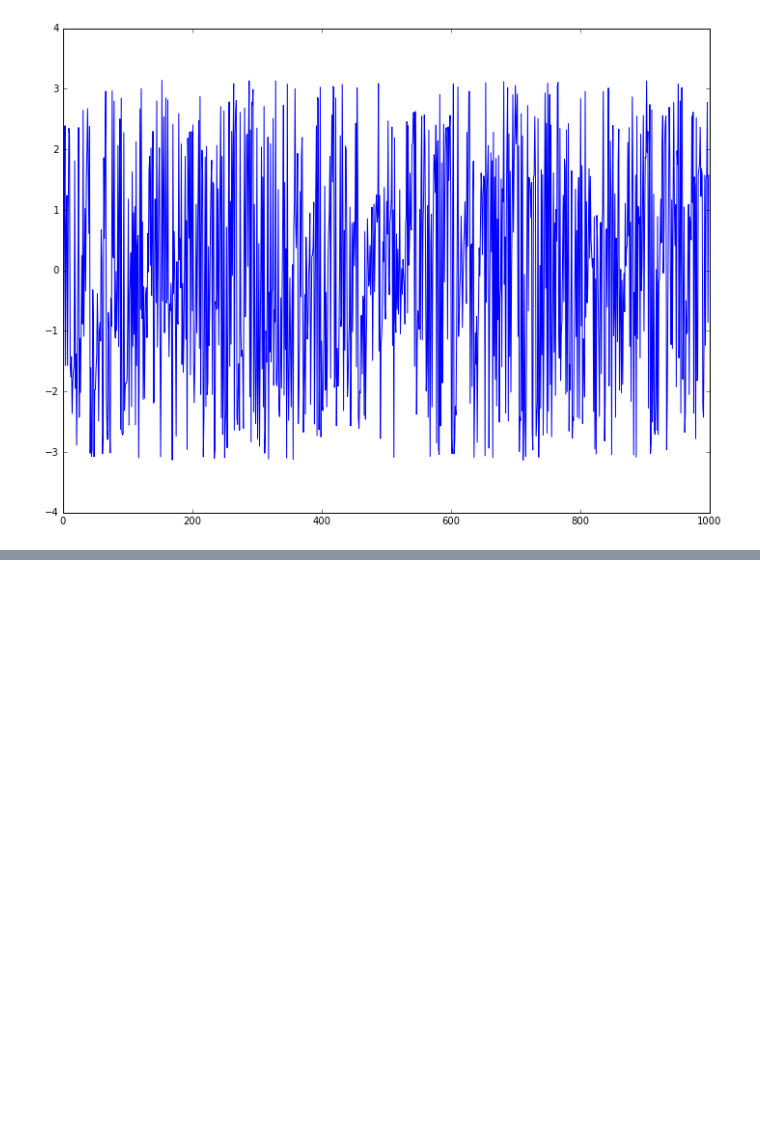
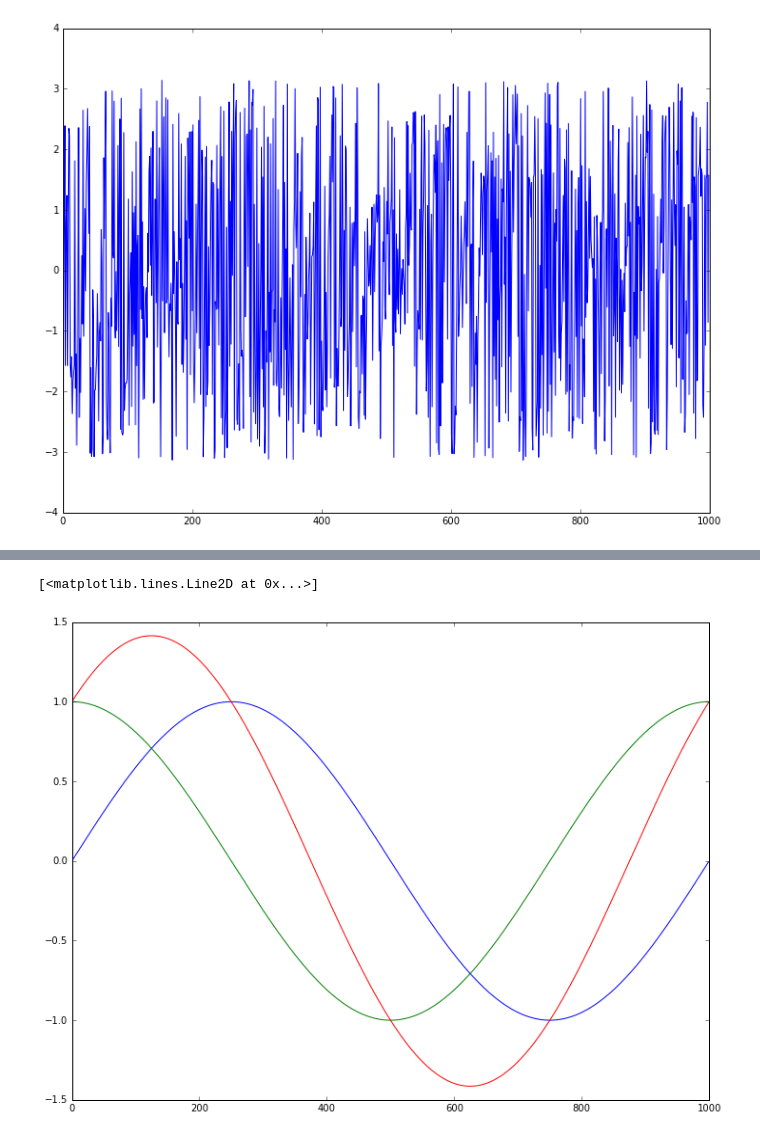
Before and after one commit to Shwe-creator/notebooks, a Jupyter notebook: 16_10_04 sinusoid periodicity.ipynb, the cells around one changed output, grey strips where cells are left out. Drawn from its saved outputs; the diff is of its cells as text; code cells hidden in the pictures; blank space fills up the shorter version.

```diff
--- a/16_10_04 sinusoid periodicity.ipynb
+++ b/16_10_04 sinusoid periodicity.ipynb
@@ -60,0 +104,13 @@ plt.plot(Xphs)
+# %%
+fs = 1000.0
+dt = 1.0 / 1000.0
+
+t = np.arange(0.0, 1.0, dt)
+x = np.sin(2.0 * np.pi * t)
+y = np.cos(2.0 * np.pi * t)
+plt.plot(x)
+plt.plot(y)
+plt.plot(x + y)
+# %% [output]
+[<matplotlib.lines.Line2D at 0x...>]
+[figure, added]
```
Also changed, not shown: parts of 5 cells of this notebook, 13 other files.
